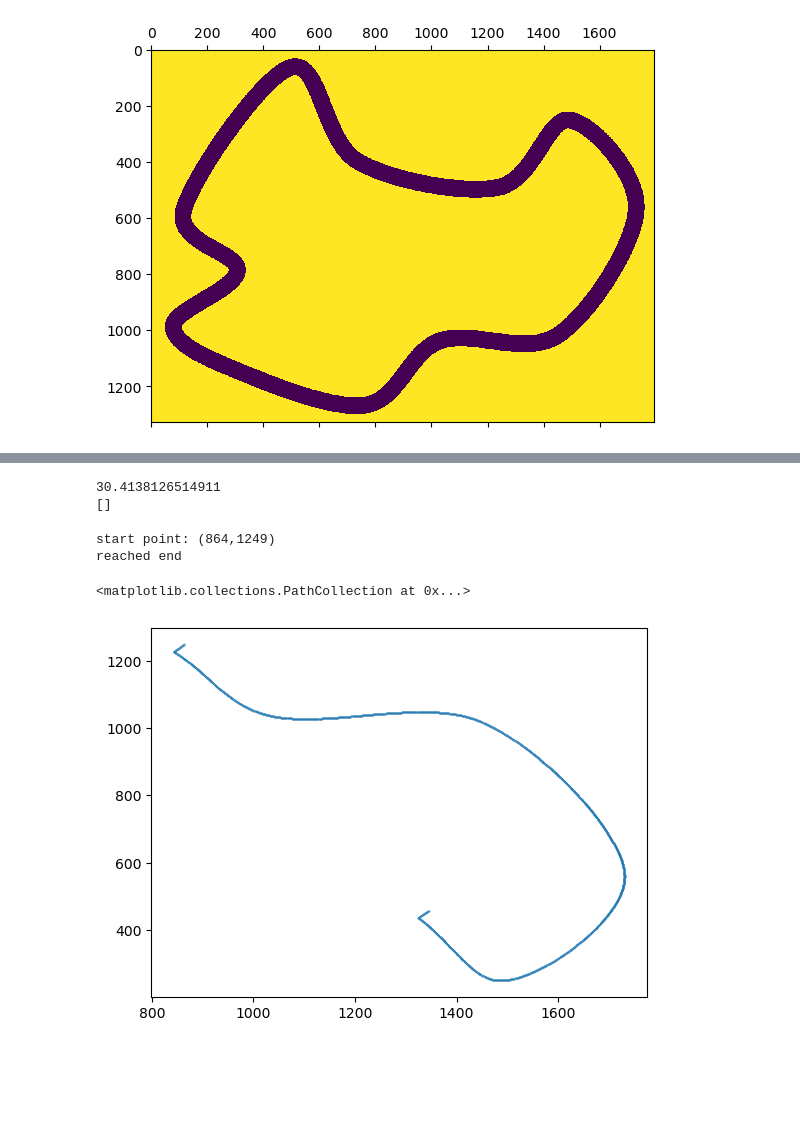
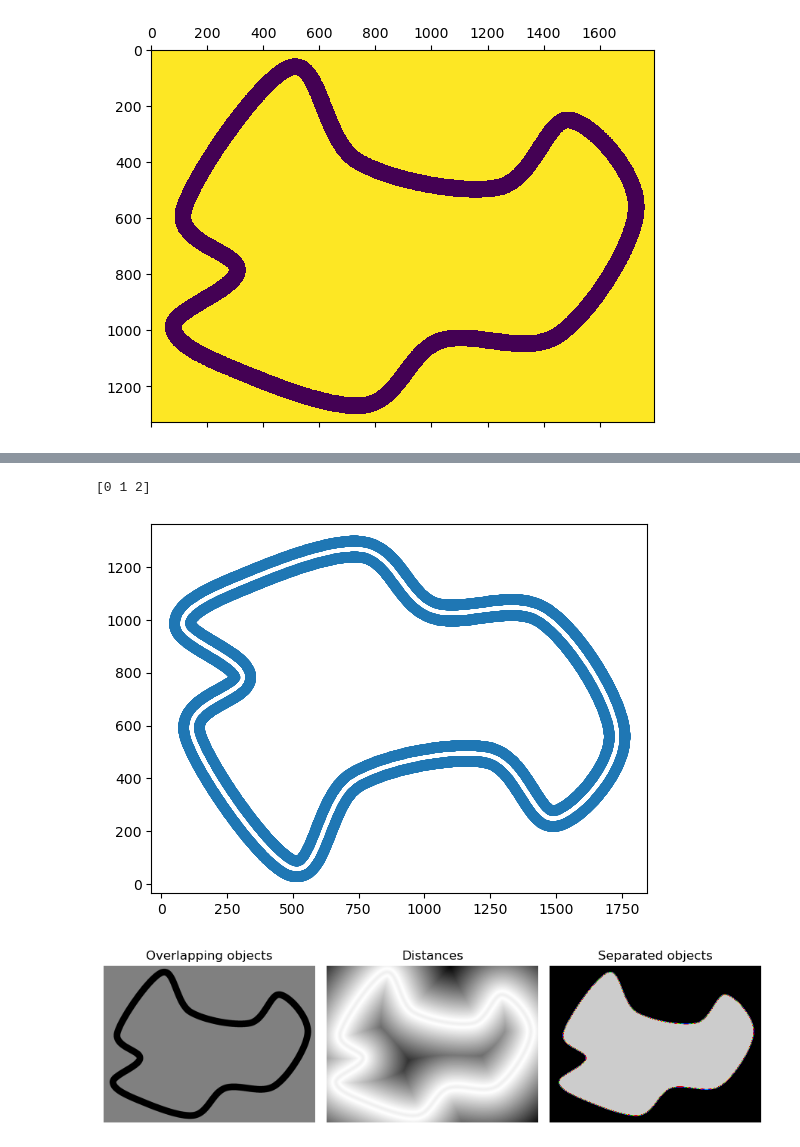
Before and after one commit to tim200002/TAS-Racer, a Jupyter notebook: src/offline_path_finder/src/robust_extract_centerline.ipynb, the cells around one changed output, grey strips where cells are left out. Cells and saved outputs as stored; diff of their text form; code cells hidden in the pictures; blank space fills up the shorter version.

Commit message:
improved center line extraction using watershed

```diff
--- a/src/offline_path_finder/src/robust_extract_centerline.ipynb
+++ b/src/offline_path_finder/src/robust_extract_centerline.ipynb
@@ -53,8 +63,0 @@ plt.matshow(skeleton)
-# %%
-from skimage.morphology import medial_axis
-from fil_finder import FilFinder2D
-import astropy.units as u
-
-binarized_grid = occupancy_map.grid == 0
-skeleton, distances = medial_axis(binarized_grid, return_distance=True)
-plt.matshow(skeleton)
@@ -80,8 +63,0 @@ plt.show()
-# %%
-from skimage.feature import peak_local_max
-print(np.max(distance))
-coords = peak_local_max(distance, footprint=np.ones((3, 3)), labels=occupancy_map.grid)
-print(coords)
-# %% [output]
-30.4138126514911
-[]
@@ -137,12 +64,28 @@ def get_path(start_point: Point, center_line: np.ndarray):
-# %%
-center_line = fil.skeleton_longpath.copy()
-start_point = find_start(center_line)
-print(f"start point: {start_point}")
-path = get_path(start_point, center_line)
-path.reverse()
-plt.scatter([p.x for p in path], [p.y for p in path], s=0.1)
-# %% [output]
-start point: (864,1249)
-reached end
-<matplotlib.collections.PathCollection at 0x...>
-[figure, removed]
+# %%
+coords = peak_local_max(-distances, footprint=np.ones((3, 3)), labels=occupancy_map.grid)
+plt.scatter([coord[1] for coord in coords], [coord[0] for coord in coords])
+mask = np.zeros(distances.shape, dtype=bool)
+mask[tuple(coords.T)] = True
+markers, _ = ndimage.label(mask)
+labels = watershed(distances, markers)
+print(np.unique(occupancy_map.grid))
+
+fig, axes = plt.subplots(ncols=3, figsize=(9, 3), sharex=True, sharey=True)
+ax = axes.ravel()
+
+ax[0].imshow(occupancy_map.grid, cmap=plt.cm.gray)
+ax[0].set_title('Overlapping objects')
+ax[1].imshow(-distances, cmap=plt.cm.gray)
+ax[1].set_title('Distances')
+ax[2].imshow(labels, cmap=plt.cm.nipy_spectral)
+ax[2].set_title('Separated objects')
+
+for a in ax:
+    a.set_axis_off()
+
+fig.tight_layout()
+plt.show()
+# %% [output]
+[0 1 2]
+[figure, added]
+[figure, added]
```
Also changed, not shown: parts of 11 cells of this notebook, 2 other files.
